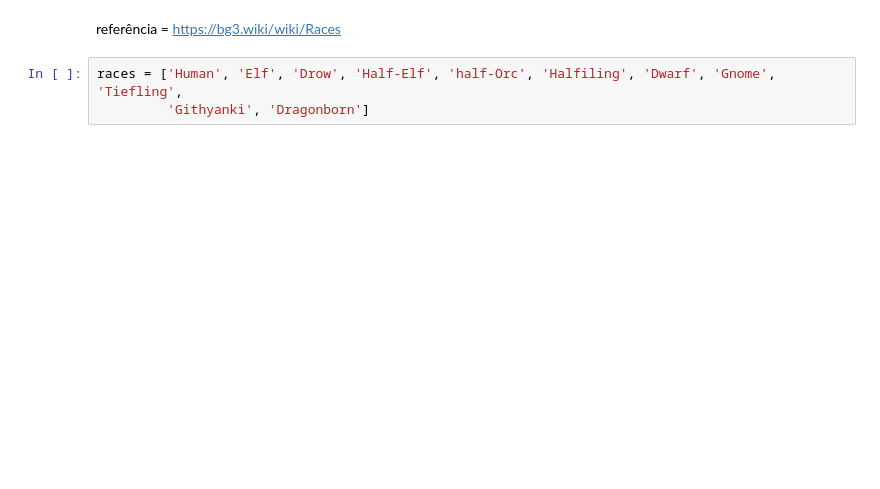
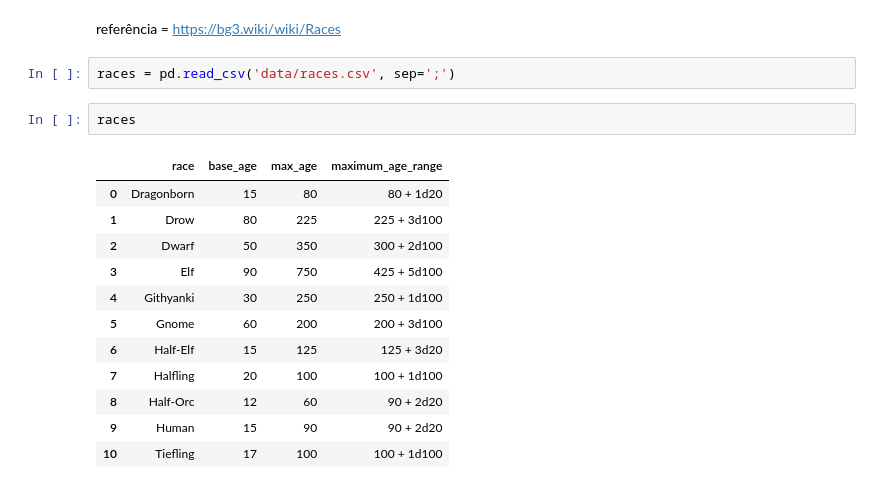
Before and after one commit to PatrickLeal/projeto_baldursgate_vendor_sales, a Jupyter notebook: database_creation.ipynb, the cells around one changed output. Cells and saved outputs as stored; diff of their text form; blank space fills up the shorter version.

```diff
--- a/database_creation.ipynb
+++ b/database_creation.ipynb
@@ -248,5 +248,19 @@ names
 # %% [markdown]
 referência = https://bg3.wiki/wiki/Races
-# %%
-races = ['Human', 'Elf', 'Drow', 'Half-Elf', 'half-Orc', 'Halfiling', 'Dwarf', 'Gnome', 'Tiefling',
-         'Githyanki', 'Dragonborn']
+# %%
+races = pd.read_csv('data/races.csv', sep=';')
+# %%
+races
+# %% [output]
+|  | race | base_age | max_age | maximum_age_range |
+| 0 | Dragonborn | 15 | 80 | 80 + 1d20 |
+| 1 | Drow | 80 | 225 | 225 + 3d100 |
+| 2 | Dwarf | 50 | 350 | 300 + 2d100 |
+| 3 | Elf | 90 | 750 | 425 + 5d100 |
+| 4 | Githyanki | 30 | 250 | 250 + 1d100 |
+| 5 | Gnome | 60 | 200 | 200 + 3d100 |
+| 6 | Half-Elf | 15 | 125 | 125 + 3d20 |
+| 7 | Halfling | 20 | 100 | 100 + 1d100 |
+| 8 | Half-Orc | 12 | 60 | 90 + 2d20 |
+| 9 | Human | 15 | 90 | 90 + 2d20 |
+| 10 | Tiefling | 17 | 100 | 100 + 1d100 |
```
Also changed, not shown: parts of 3 cells of this notebook, 3 other files.
